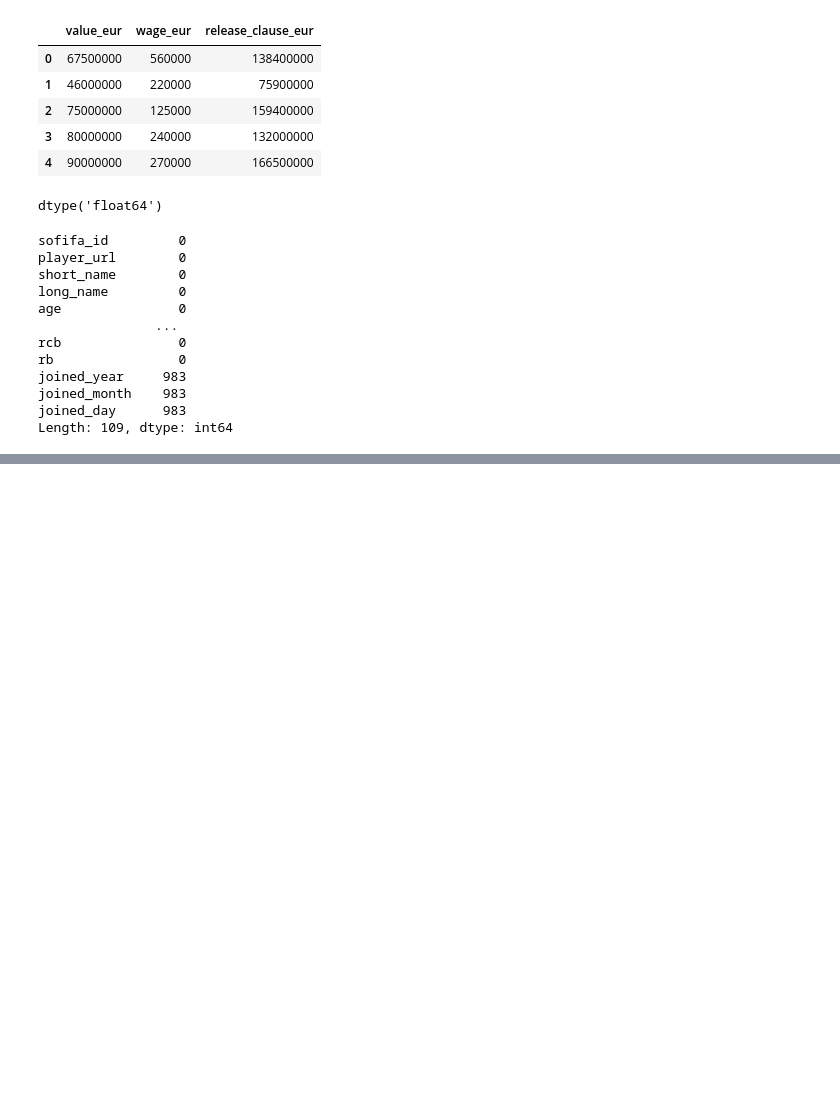
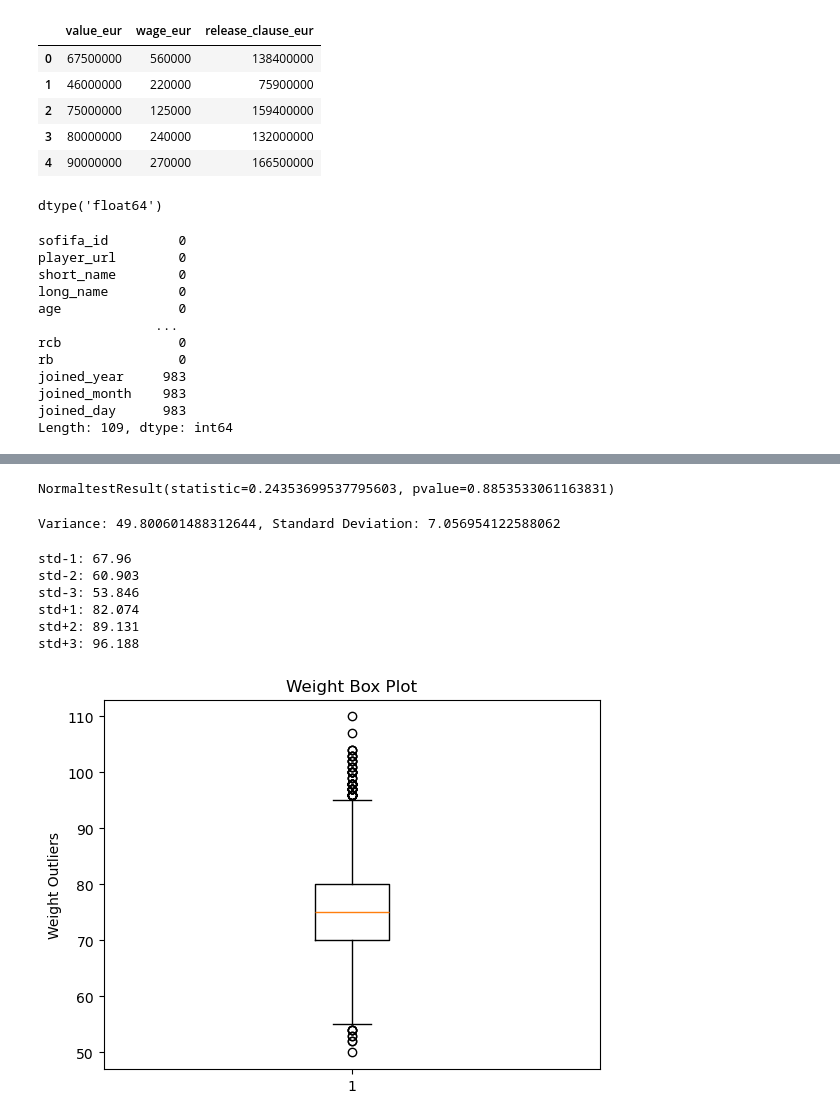
Before and after one commit to hiepxuanho/MSU-Project1, a Jupyter notebook: fifa21.ipynb, the cells around one changed output, grey strips where cells are left out. Saved outputs shown, nothing was run; the diff lists cells and outputs as text; code cells hidden in the pictures; blank space fills up the shorter version.

```diff
--- a/fifa21.ipynb
+++ b/fifa21.ipynb
@@ -118,0 +205,43 @@ Length: 109, dtype: int64
+# %%
+#Test for normality
+print(st.normaltest(df_weight['weight_kg'].sample(500)))
+# %% [output]
+NormaltestResult(statistic=0.24353699537795603, pvalue=0.8853533061163831)
+# %%
+#Calculate Variance and Stantard Deviation for Weight
+WVariance = np.var(df_weight['weight_kg'])
+Wstd = np.std(df_weight['weight_kg'])
+print(f"Variance: {WVariance}, Standard Deviation: {Wstd}")
+# %% [output]
+Variance: 49.800601488312644, Standard Deviation: 7.056954122588062
+# %%
+#Find the Standard deviations distribution along the weight curve
+wstd_minus_1 = round(Wmean - Wstd,3)
+wstd_minus_2 = round(Wmean - 2 * Wstd,3)
+wstd_minus_3 = round(Wmean - 3 * Wstd,3)
+wstd_plus_1 = round(Wmean + Wstd,3)
+wstd_plus_2 = round(Wmean + 2 * Wstd,3)
+wstd_plus_3 = round(Wmean + 3 * Wstd,3)
+print("std-1:", wstd_minus_1)
+print("std-2:", wstd_minus_2)
+print("std-3:", wstd_minus_3)
+print("std+1:", wstd_plus_1)
+print("std+2:", wstd_plus_2)
+print("std+3:", wstd_plus_3)
+# %% [output]
+std-1: 67.96
+std-2: 60.903
+std-3: 53.846
+std+1: 82.074
+std+2: 89.131
+std+3: 96.188
+# %%
+#Graph a Weight Box Plot to visually identify outliers
+weight_sample = df_weight['weight_kg']
+fig1, ax1 = plt.subplots()
+ax1.set_title('Weight Box Plot')
+ax1.set_ylabel('Weight Outliers')
+ax1.boxplot(weight_sample)
+plt.show()
+# %% [output]
+[figure, added]
```
Also changed, not shown: parts of 31 cells of this notebook.
